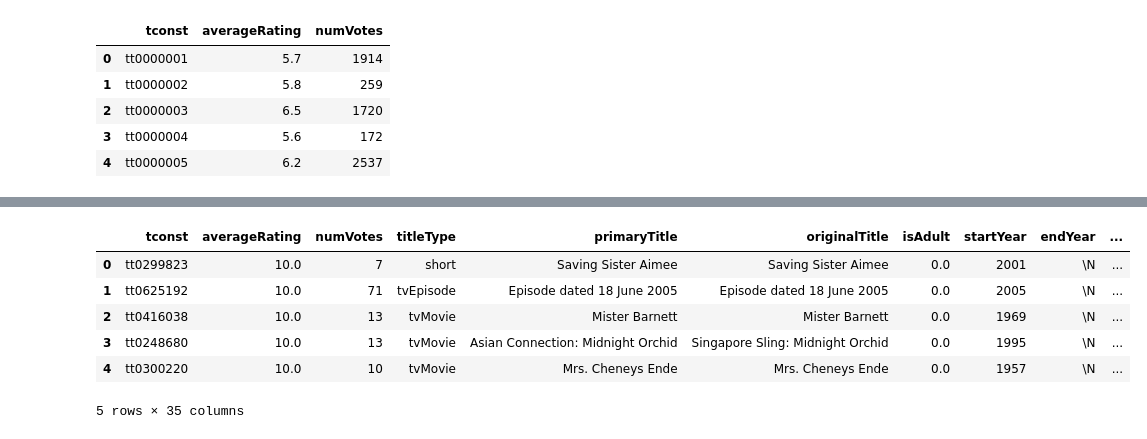
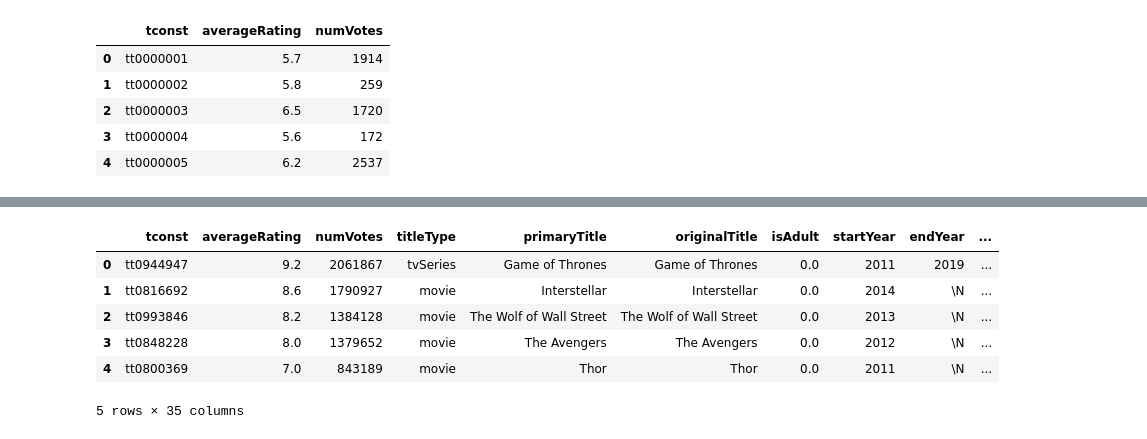
Before and after one commit to dilnigar1007/movies_portfolio, a Jupyter notebook: movies_portfolio.ipynb, the cells around one changed output, grey strips where cells are left out. Drawn from its saved outputs; the diff is of its cells as text; code cells hidden in the pictures.

```diff
--- a/movies_portfolio.ipynb
+++ b/movies_portfolio.ipynb
@@ -0,0 +26,2 @@
+# %%
+new_df['startYear'] = new_df['startYear'].astype('int')
@@ -0,0 +34,3 @@
+# %%
+movies_df = new_df[new_df['startYear'] > 2010]
+movies_df.head()
@@ -11,6 +56,7 @@
 | 3 | tt0000004 | 5.6 | 172 |
 | 4 | tt0000005 | 6.2 | 2537 |
 # %%
-ratings_df.sort_values(by=['averageRating'], ascending=False)
+sorted_df = ratings_df.sort_values(by=['numVotes', 'averageRating'], ascending=False)
+sorted_df.head(10)
 # %% [output]
 |  | tconst | averageRating | numVotes |
@@ -29,3 +72,0 @@ ratings_df.sort_values(by=['averageRating'], ascending=False)
-# %%
-sorted_df = ratings_df.sort_values(by=['averageRating'], ascending=False)
-sorted_df.head(10)
@@ -56,11 +73,11 @@ title_df.head()
 # %%
-five_movies_combined_df = pd.merge(sorted_df, title_df, how="inner", on=["tconst"])
-five_movies_combined_df.head()
+top_videos_df= pd.merge(sorted_df, movies_df, how="inner", on=["tconst"])
+top_videos_df.head()
 # %% [output]
 |  | tconst | averageRating | numVotes | titleType | primaryTitle | originalTitle | isAdult | startYear | endYear | ... |
-| 0 | tt0299823 | 10.0 | 7 | short | Saving Sister Aimee | Saving Sister Aimee | 0.0 | 2001 | \N | ... |
-| 1 | tt0625192 | 10.0 | 71 | tvEpisode | Episode dated 18 June 2005 | Episode dated 18 June 2005 | 0.0 | 2005 | \N | ... |
-| 2 | tt0416038 | 10.0 | 13 | tvMovie | Mister Barnett | Mister Barnett | 0.0 | 1969 | \N | ... |
-| 3 | tt0248680 | 10.0 | 13 | tvMovie | Asian Connection: Midnight Orchid | Singapore Sling: Midnight Orchid | 0.0 | 1995 | \N | ... |
-| 4 | tt0300220 | 10.0 | 10 | tvMovie | Mrs. Cheneys Ende | Mrs. Cheneys Ende | 0.0 | 1957 | \N | ... |
+| 0 | tt0944947 | 9.2 | 2061867 | tvSeries | Game of Thrones | Game of Thrones | 0.0 | 2011 | 2019 | ... |
+| 1 | tt0816692 | 8.6 | 1790927 | movie | Interstellar | Interstellar | 0.0 | 2014 | \N | ... |
+| 2 | tt0993846 | 8.2 | 1384128 | movie | The Wolf of Wall Street | The Wolf of Wall Street | 0.0 | 2013 | \N | ... |
+| 3 | tt0848228 | 8.0 | 1379652 | movie | The Avengers | The Avengers | 0.0 | 2012 | \N | ... |
+| 4 | tt0800369 | 7.0 | 843189 | movie | Thor | Thor | 0.0 | 2011 | \N | ... |
 5 rows × 35 columns
```
Also changed, not shown: parts of 11 cells of this notebook, 2 other files.
